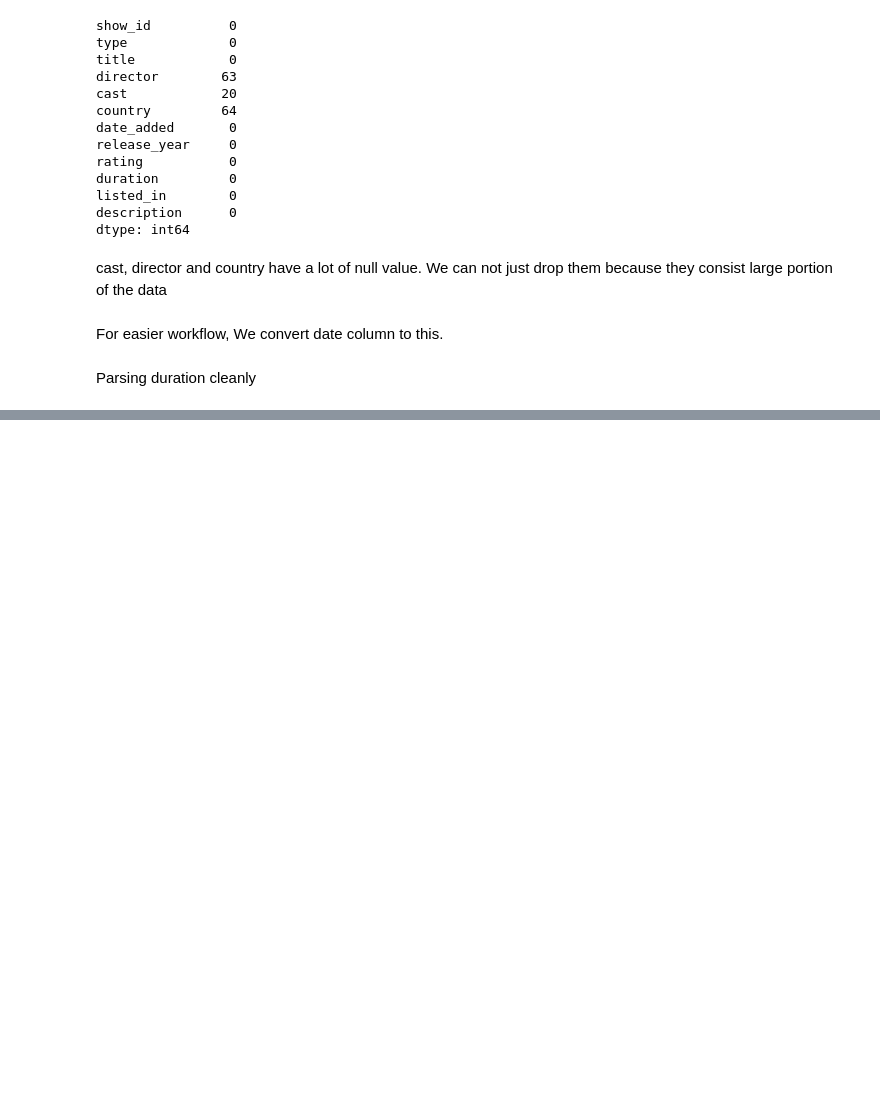
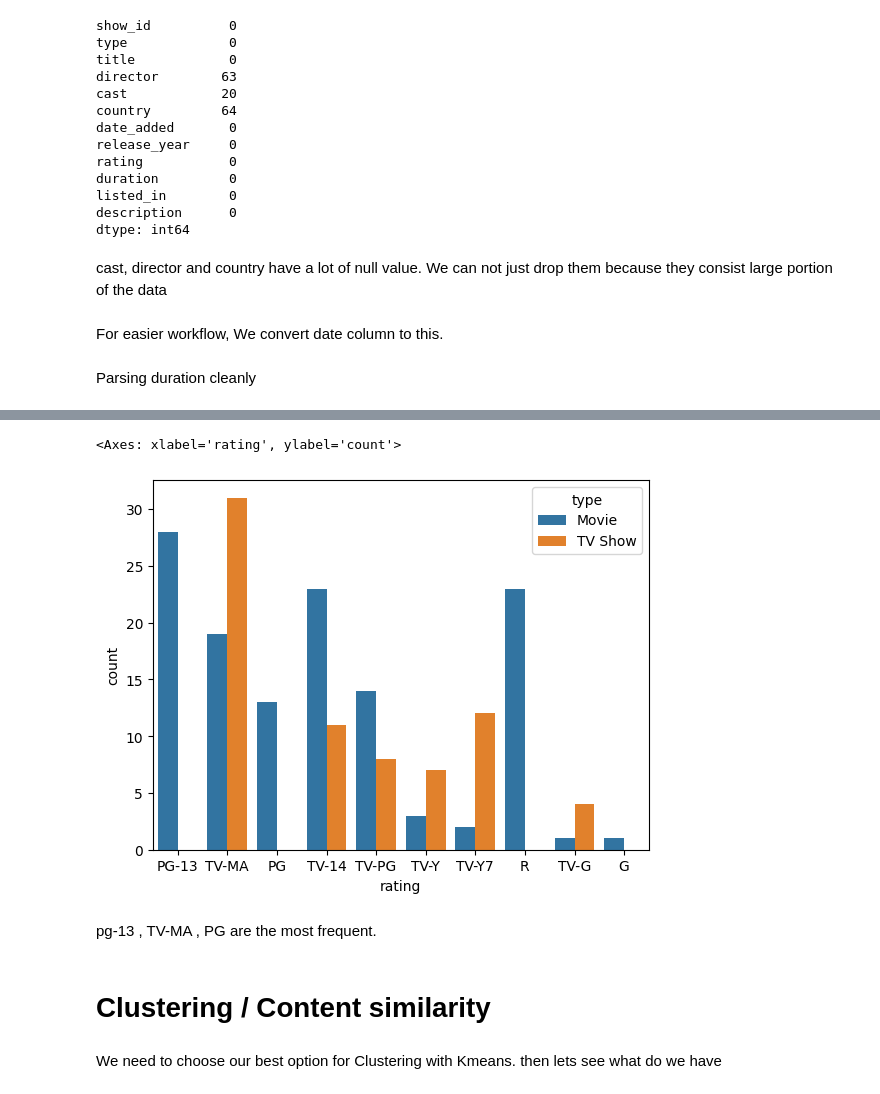
Before and after one commit to alabhastam/netflix-tvshow-and-movie-predition-eda, a Jupyter notebook: main.ipynb, the cells around one changed output, grey strips where cells are left out. Drawn from its saved outputs; the diff is of its cells as text; code cells hidden in the pictures; blank space fills up the shorter version.

```diff
--- a/main.ipynb
+++ b/main.ipynb
@@ -127,0 +166,13 @@ df.head()
+# %%
+#rating
+sns.countplot(data=df, x='rating', hue='type')
+# %% [output]
+<Axes: xlabel='rating', ylabel='count'>
+[figure, added]
+# %% [markdown]
+pg-13 , TV-MA , PG are the most frequent.
+# %% [markdown]
+# Clustering / Content similarity
+# %% [markdown]
+We need to choose our best option for Clustering with Kmeans.
+then lets see what do we have
```
Also changed, not shown: parts of 7 cells of this notebook.
